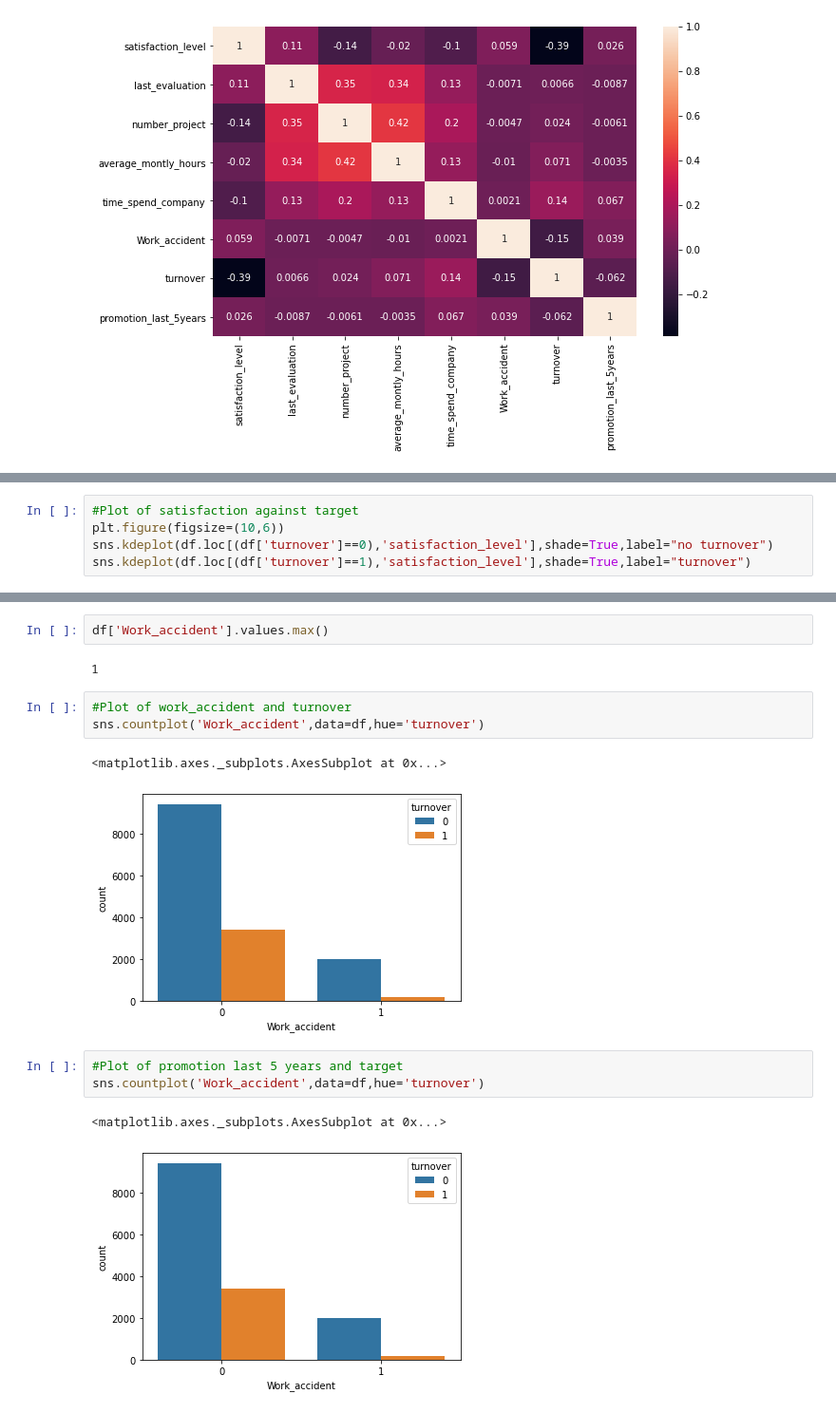
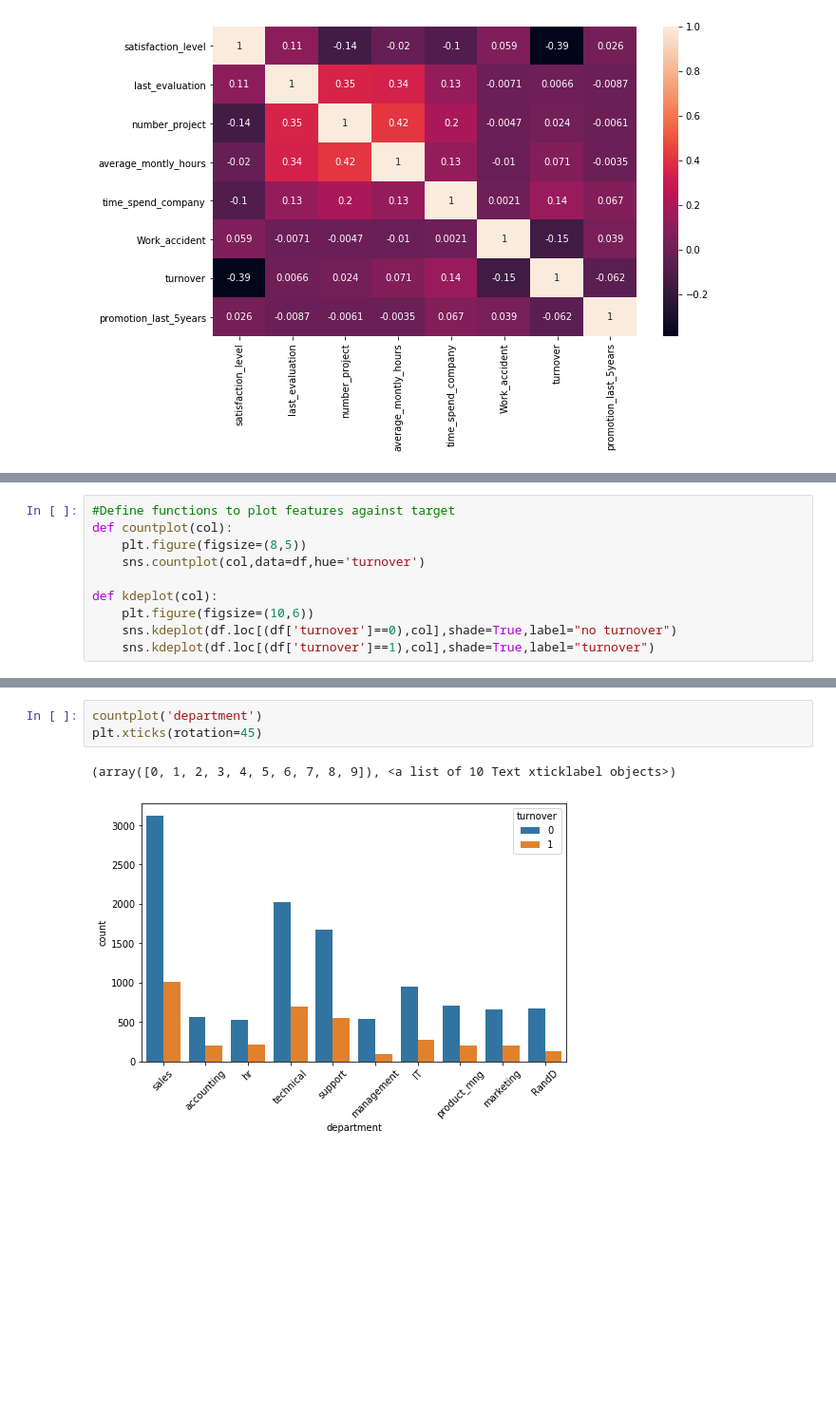
Before and after one commit to Ahsana-Ahffan/HR-Analytics, a Jupyter notebook: HR Analytics.ipynb, the cells around one changed output, grey strips where cells are left out. Shown at 95% size. Saved outputs shown, nothing was run; the diff lists cells and outputs as text; blank space fills up the shorter version.

```diff
--- a/HR Analytics.ipynb
+++ b/HR Analytics.ipynb
@@ -142,5 +128,10 @@ sns.countplot('salary',data=df,hue='turnover')
 # %%
-#Plot of satisfaction against target
-plt.figure(figsize=(10,6))
-sns.kdeplot(df.loc[(df['turnover']==0),'satisfaction_level'],shade=True,label="no turnover")
-sns.kdeplot(df.loc[(df['turnover']==1),'satisfaction_level'],shade=True,label="turnover")
+#Define functions to plot features against target
+def countplot(col):
+    plt.figure(figsize=(8,5))
+    sns.countplot(col,data=df,hue='turnover')
+
+def kdeplot(col):
+    plt.figure(figsize=(10,6))
+    sns.kdeplot(df.loc[(df['turnover']==0),col],shade=True,label="no turnover")
+    sns.kdeplot(df.loc[(df['turnover']==1),col],shade=True,label="turnover")
@@ -183,16 +138,6 @@ sns.countplot("time_spend_company",hue='turnover',data=df)
-# %%
-df['Work_accident'].values.max()
-# %% [output]
-1
-# %%
-#Plot of work_accident and turnover
-sns.countplot('Work_accident',data=df,hue='turnover')
-# %% [output]
-<matplotlib.axes._subplots.AxesSubplot at 0x...>
-[figure, removed]
-# %%
-#Plot of promotion last 5 years and target
-sns.countplot('Work_accident',data=df,hue='turnover')
-# %% [output]
-<matplotlib.axes._subplots.AxesSubplot at 0x...>
-[figure, removed]
+# %%
+countplot('department')
+plt.xticks(rotation=45)
+# %% [output]
+(array([0, 1, 2, 3, 4, 5, 6, 7, 8, 9]), <a list of 10 Text xticklabel objects>)
+[figure, added]
```
Also changed, not shown: parts of 33 cells of this notebook.
